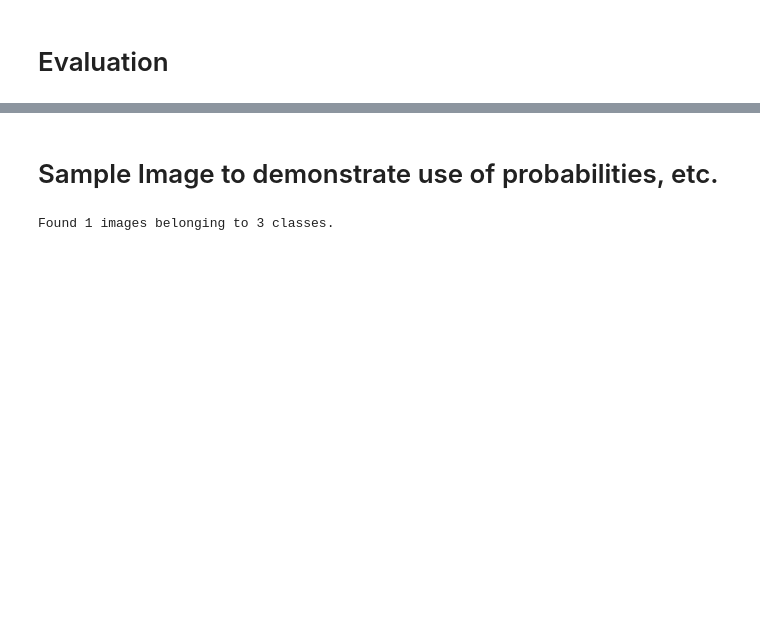
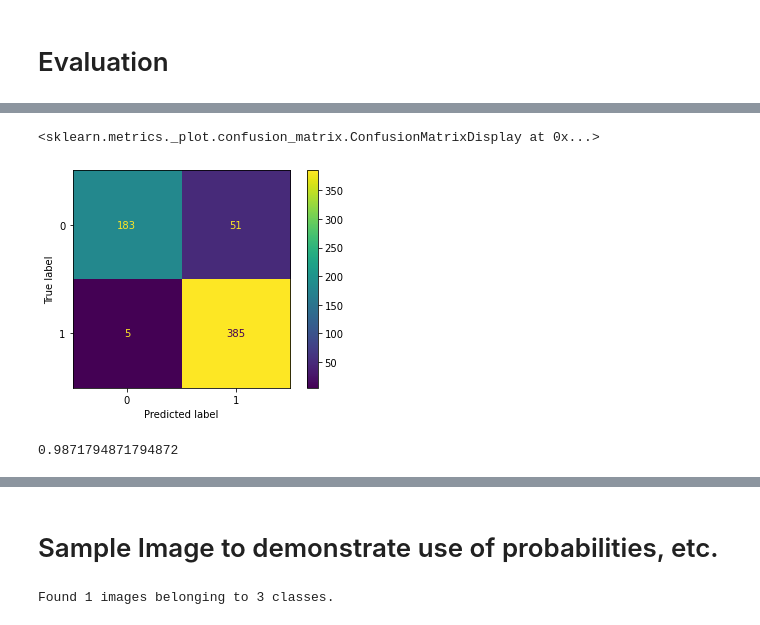
Before and after one commit to ek775/Pediatric_Pneumonia_CXR_CNN, a Jupyter notebook: Modeling Notebook.ipynb, the cells around one changed output, grey strips where cells are left out. Cells and saved outputs as stored; diff of their text form; code cells hidden in the pictures; blank space fills up the shorter version.

Commit message:
resolved indexing, obtained confusion matrix

```diff
--- a/Modeling Notebook.ipynb
+++ b/Modeling Notebook.ipynb
@@ -503,7 +504,7 @@ test_gen_binary = test_image_binary.flow_from_directory(
     target_size=(128, 128),color_mode='grayscale',
     batch_size=32,
     class_mode='categorical',interpolation="lanczos",
-    shuffle=True,
+    shuffle=False,
     seed=42)
 # %% [output]
 Found 4499 images belonging to 2 classes.
@@ -607,0 +614,7 @@ array([[1.2255161e-02, 9.6752071e-01, 2.0224070e-02],
+# %%
+#predictions
+bin_pred = np.argmax(y_binary, axis=-1)
+multi_pred = np.argmax(y_multi, axis=-1)
+#labels
+bin_true = test_gen_binary.labels
+multi_true = test_gen.labels
@@ -607,0 +641,12 @@ array([[1.2255161e-02, 9.6752071e-01, 2.0224070e-02],
+# %%
+#binary confusion matrix
+matrix = confusion_matrix(bin_true, bin_pred)
+binary_matrix = ConfusionMatrixDisplay(matrix)
+binary_matrix.plot()
+# %% [output]
+<sklearn.metrics._plot.confusion_matrix.ConfusionMatrixDisplay at 0x...>
+[figure, added]
+# %%
+recall_score(bin_true, bin_pred)
+# %% [output]
+0.9871794871794872
```
Also changed, not shown: parts of 12 cells of this notebook.
